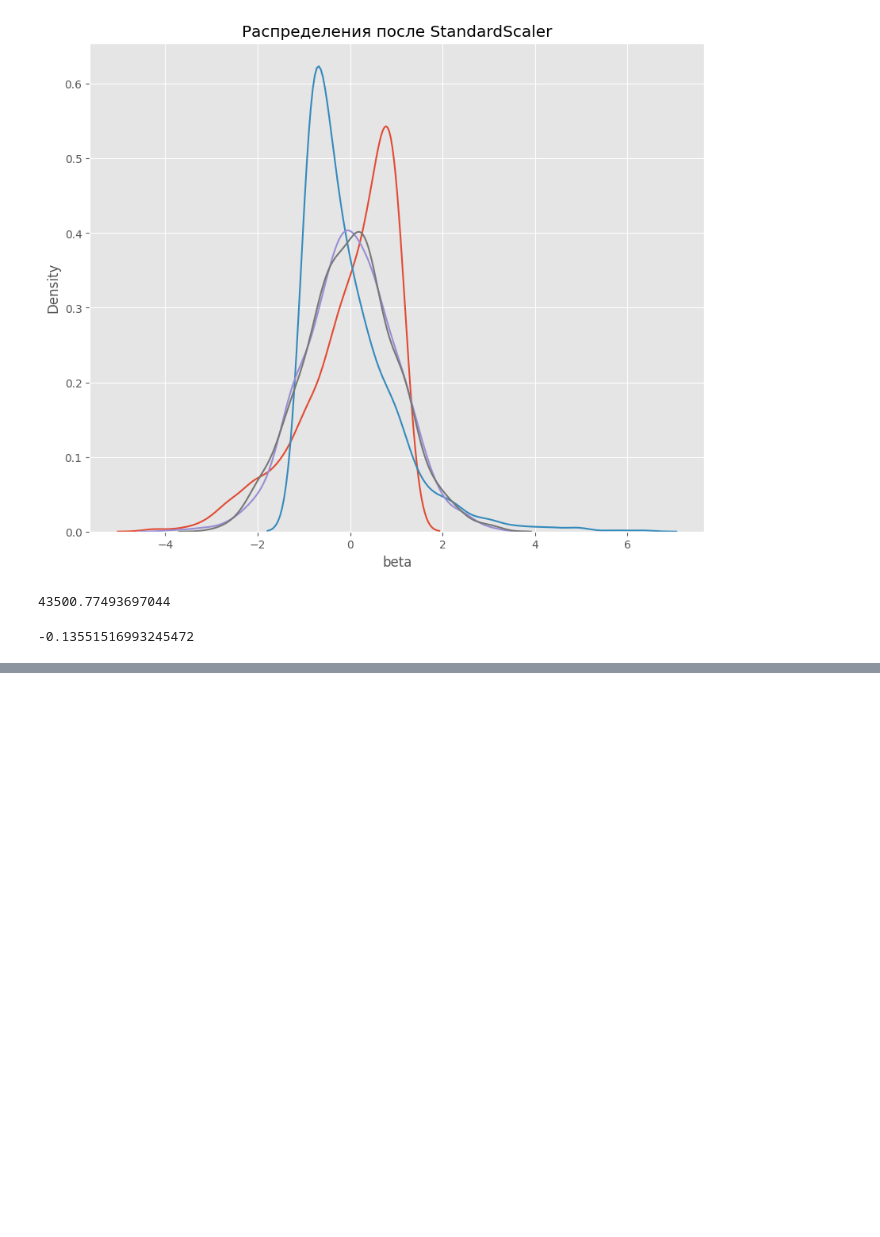
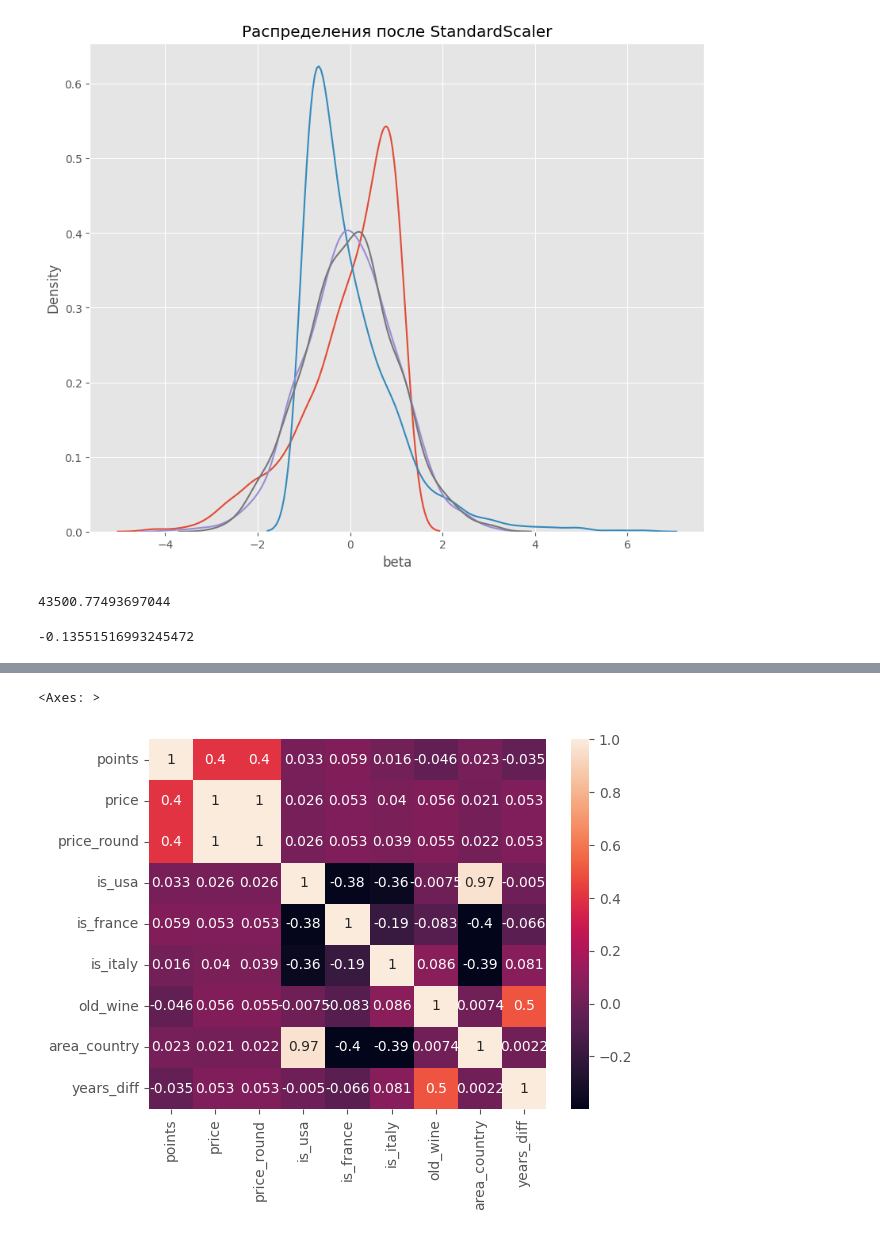
Before and after one commit to eartzhi/lessons, a Jupyter notebook: eda_3/eda_3.ipynb, the cells around one changed output, grey strips where cells are left out. Cells and saved outputs as stored; diff of their text form; code cells hidden in the pictures; blank space fills up the shorter version.

```diff
--- a/eda_3/eda_3.ipynb
+++ b/eda_3/eda_3.ipynb
@@ -669,0 +718,5 @@ cleared_data['price'][129968]
+# %%
+sns.heatmap(cleared_data.corr(numeric_only=True), annot=True)
+# %% [output]
+<Axes: >
+[figure, added]
```
Also changed, not shown: parts of 7 cells of this notebook, 1 other file.
